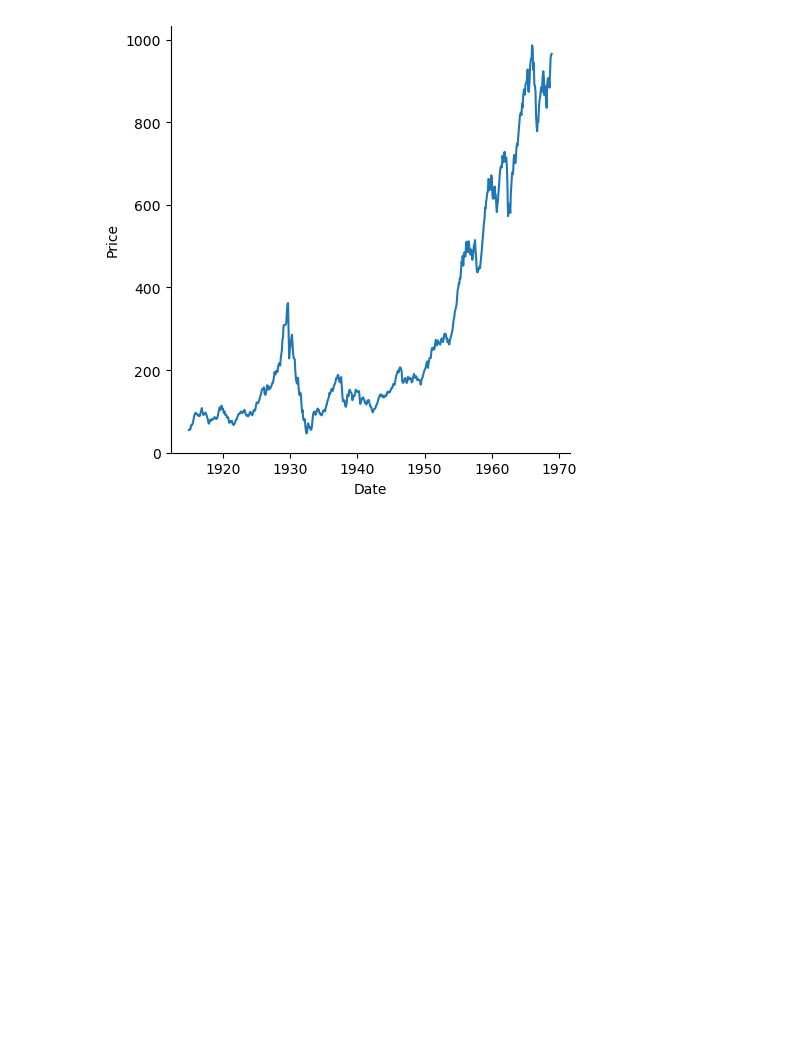
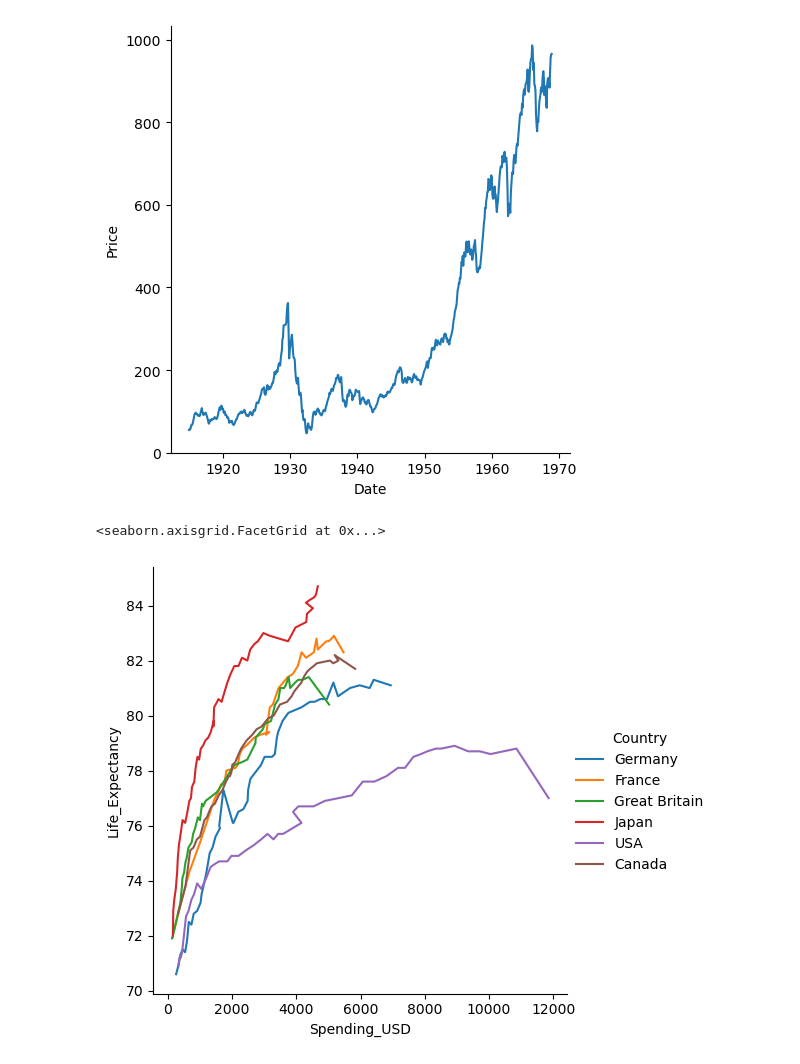
Before and after one commit to Nikit-V-Mitic/Python-Testing, a Jupyter notebook: SeabornSheet.ipynb, the cells around one changed output. Drawn from its saved outputs; the diff is of its cells as text; code cells hidden in the pictures; blank space fills up the shorter version.

Commit message:
Representation of several categories across the same graph in Seaborn

```diff
--- a/SeabornSheet.ipynb
+++ b/SeabornSheet.ipynb
@@ -53,3 +53,13 @@ sns.relplot(data=dowjones, x="Date", y="Price", kind="line")
 # %% [output]
 <seaborn.axisgrid.FacetGrid at 0x...>
 [figure]
+# %%
+healthexp = sns.load_dataset("healthexp").sort_values("Year")
+sns.relplot(
+    data=healthexp, kind="line",
+    x="Spending_USD", y="Life_Expectancy", hue="Country",
+    sort=False
+)
+# %% [output]
+<seaborn.axisgrid.FacetGrid at 0x...>
+[figure, added]
```
